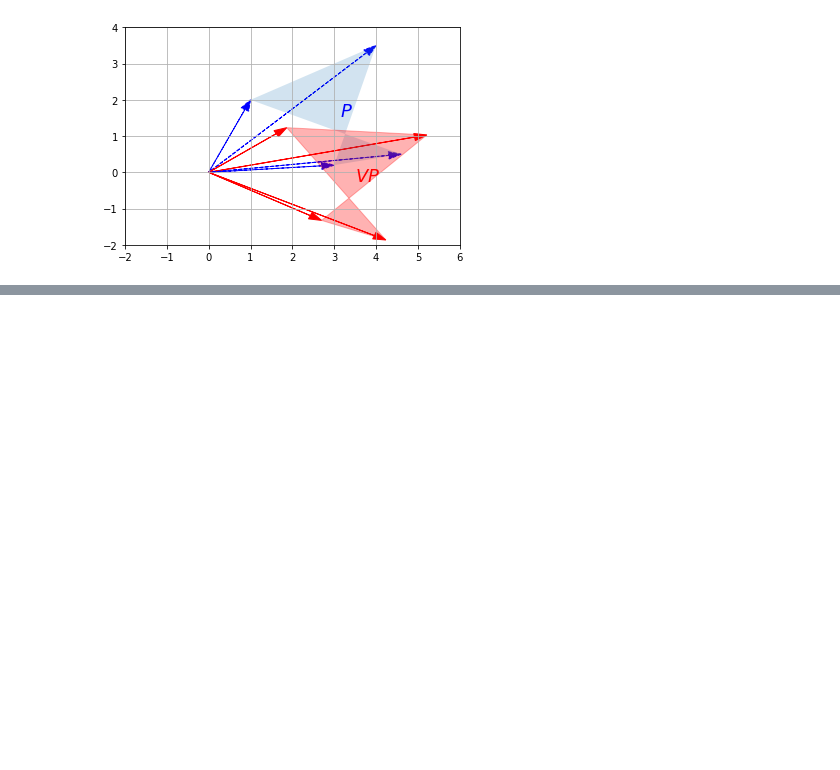
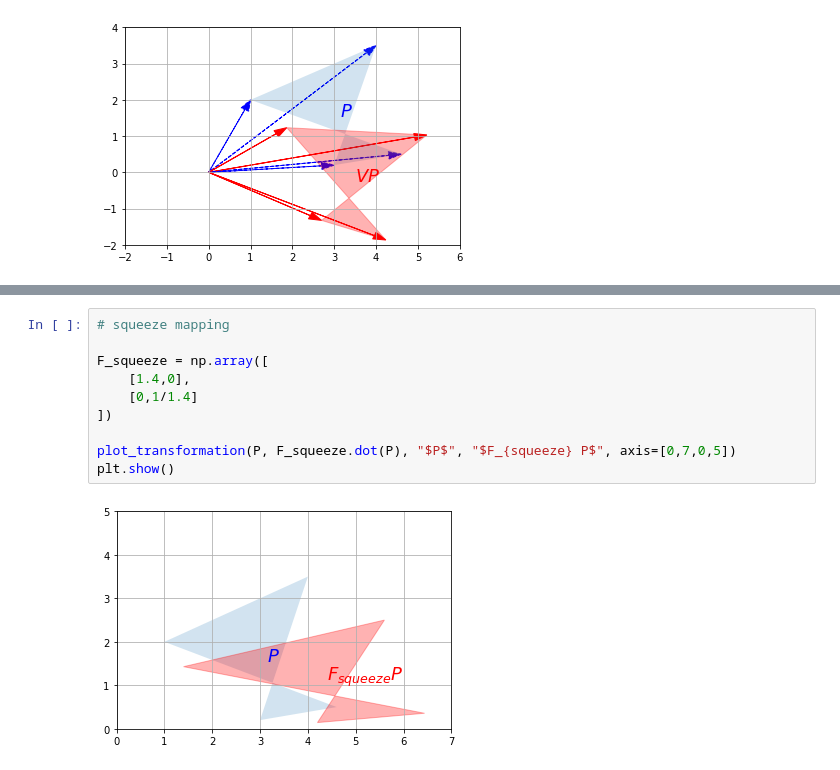
Before and after one commit to fanbyprinciple/hands_on_ml, a Jupyter notebook: maths/Linear Algebra.ipynb, the cells around one changed output, grey strips where cells are left out. Cells and saved outputs as stored; diff of their text form; blank space fills up the shorter version.

```diff
--- a/maths/Linear Algebra.ipynb
+++ b/maths/Linear Algebra.ipynb
@@ -713,0 +740,12 @@ plt.show()
+# %%
+# squeeze mapping
+
+F_squeeze = np.array([
+    [1.4,0],
+    [0,1/1.4]
+])
+
+plot_transformation(P, F_squeeze.dot(P), "$P$", "$F_{squeeze} P$", axis=[0,7,0,5])
+plt.show()
+# %% [output]
+[figure, added]
```
Also changed, not shown: parts of 30 cells of this notebook, 9 other files.
